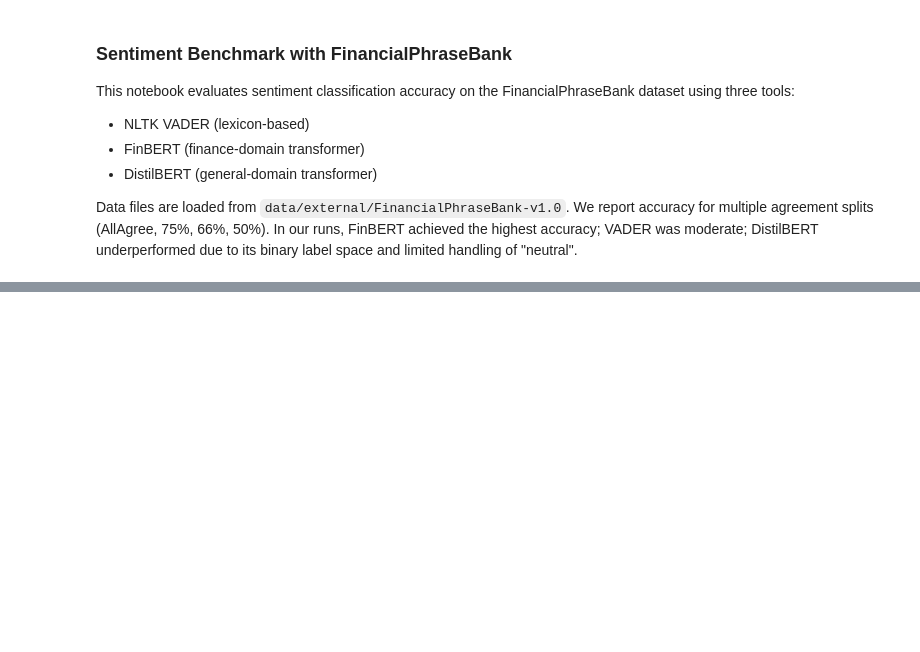
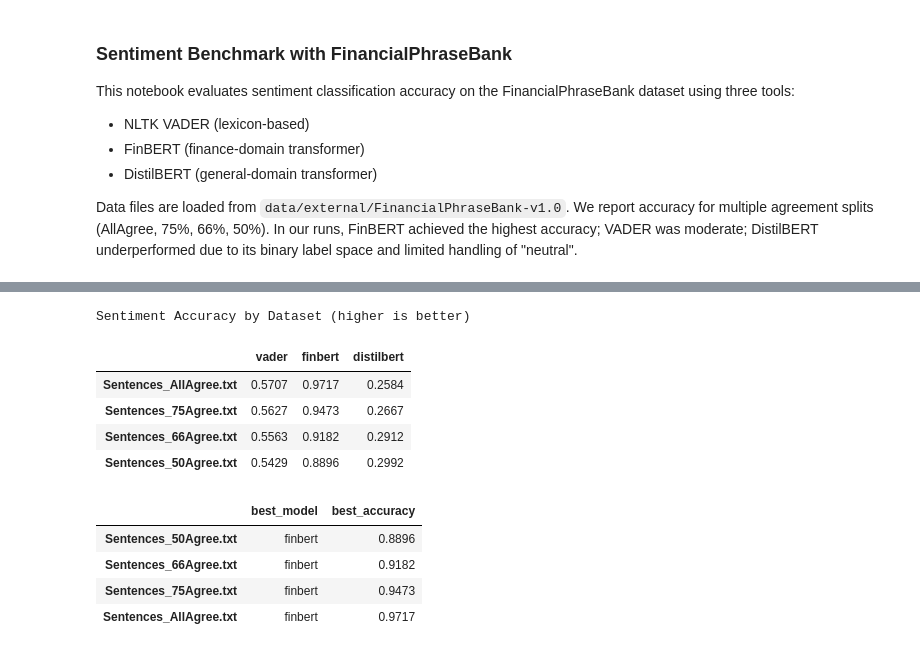
Before and after one commit to Yejin-Hwang/Financial-Time-Series-Forecasting-with-Deep-Learning-Models-and-Social-Media-Sentiment, a Jupyter notebook: notebooks/sentiment_analysis.ipynb, the cells around one changed output, grey strips where cells are left out. Drawn from its saved outputs; the diff is of its cells as text; code cells hidden in the pictures; blank space fills up the shorter version.

Commit message:
chore: update notebook/project file paths to be project-root relative; refresh sentiment notebook; keep modules path-robust

```diff
--- a/notebooks/sentiment_analysis.ipynb
+++ b/notebooks/sentiment_analysis.ipynb
@@ -12,7 +12,8 @@ Data files are loaded from `data/external/FinancialPhraseBank-v1.0`. We report a
 import sys
 from pathlib import Path
 
-PROJECT_ROOT = Path('/Users/hwang-yejin/Desktop/Summer1/Proposal/code_cleaning/Financial Time Series Forecasting with Deep Learning Models and Social Media Sentiment')
+# Resolve project root assuming this notebook runs from the `notebooks/` dir
+PROJECT_ROOT = Path.cwd().parent
 if str(PROJECT_ROOT) not in sys.path:
     sys.path.insert(0, str(PROJECT_ROOT))
 
@@ -73,0 +61,53 @@ DistilBERT Accuracy: 0.2992 (binary model, neutral handling may differ)
+# %%
+# Build a clean summary table from `metrics` and save to results
+from pathlib import Path
+import pandas as pd
+
+# `metrics` is a dict like {filename: {model: accuracy}}
+df = pd.DataFrame(metrics).T
+
+# Ensure consistent column order
+model_cols = ['vader', 'finbert', 'distilbert']
+for c in model_cols:
+    if c not in df.columns:
+        df[c] = pd.NA
+
+# Reorder and cast to float where possible
+df = df[model_cols]
+df = df.apply(pd.to_numeric, errors='coerce')
+
+# Round for display and compute best model per dataset
+summary = df.round(4)
+summary['best_model'] = summary[model_cols].idxmax(axis=1)
+summary['best_accuracy'] = summary[model_cols].max(axis=1)
+
+# Save to CSV under results
+results_path = Path(PROJECT_ROOT) / 'results' / 'sentiment_benchmark_metrics.csv'
+results_path.parent.mkdir(parents=True, exist_ok=True)
+summary.to_csv(results_path, index_label='dataset')
+
+# Display nicely formatted table with row-wise max highlighted
+styled = (
+    summary[model_cols]
+        .style
+        .format('{:.4f}')
+        .highlight_max(axis=1, color='#d1fadf')
+        .set_caption('Sentiment Accuracy by Dataset (higher is better)')
+)
+
+display(styled)
+
+# Also display the chosen best model per dataset
+summary[['best_model', 'best_accuracy']].sort_index()
+# %% [output]
+Sentiment Accuracy by Dataset (higher is better)
+|  | vader | finbert | distilbert |
+| Sentences_AllAgree.txt | 0.5707 | 0.9717 | 0.2584 |
+| Sentences_75Agree.txt | 0.5627 | 0.9473 | 0.2667 |
+| Sentences_66Agree.txt | 0.5563 | 0.9182 | 0.2912 |
+| Sentences_50Agree.txt | 0.5429 | 0.8896 | 0.2992 |
+|  | best_model | best_accuracy |
+| Sentences_50Agree.txt | finbert | 0.8896 |
+| Sentences_66Agree.txt | finbert | 0.9182 |
+| Sentences_75Agree.txt | finbert | 0.9473 |
+| Sentences_AllAgree.txt | finbert | 0.9717 |
```
Also changed, not shown: parts of 1 cell of this notebook, 6 other files.
